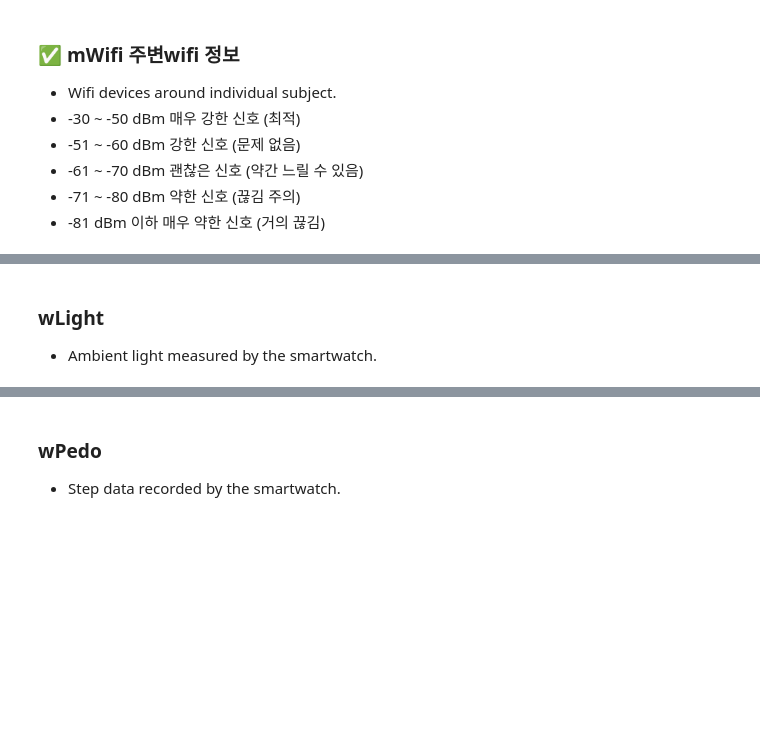
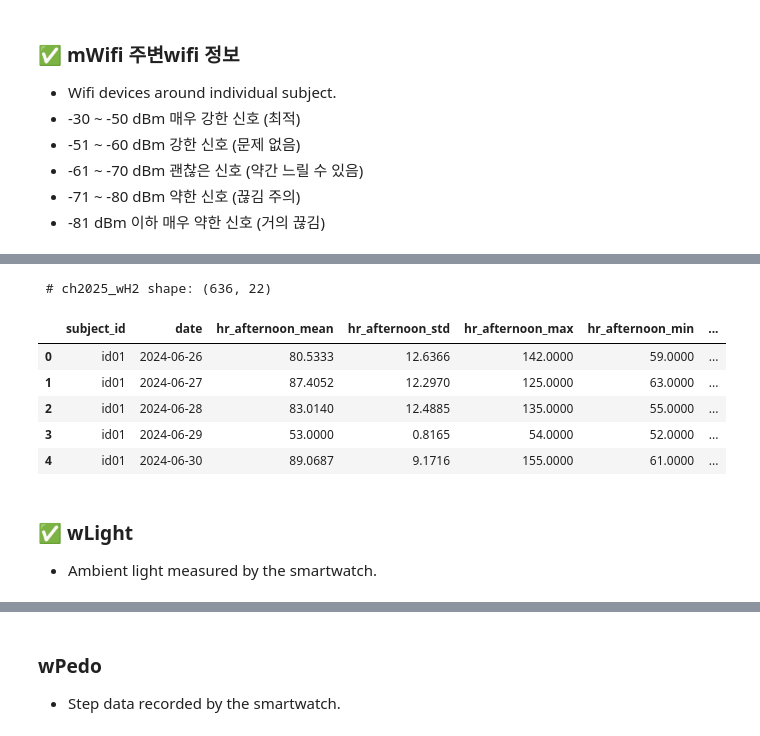
Before and after one commit to jacobgreen4477/Construction-Equipment-Oil-Condition-Classification-AI-Competition, a Jupyter notebook: ETRI_v1_0_0.ipynb, the cells around one changed output, grey strips where cells are left out. Cells and saved outputs as stored; diff of their text form; code cells hidden in the pictures; blank space fills up the shorter version.

```diff
--- a/ETRI_v1_0_0.ipynb
+++ b/ETRI_v1_0_0.ipynb
@@ -1166,5 +1218,19 @@ ch2025_wHr.head(1)
+# %%
+ch2025_wH2 = process_wHr_by_timeblock(ch2025_wHr)
+
+# check
+print(f'\n # ch2025_wH2 shape: {ch2025_wH2.shape}')
+ch2025_wH2.head()
+# %% [output]
+ # ch2025_wH2 shape: (636, 22)
+|  | subject_id | date | hr_afternoon_mean | hr_afternoon_std | hr_afternoon_max | hr_afternoon_min | ... |
+| 0 | id01 | 2024-06-26 | 80.5333 | 12.6366 | 142.0000 | 59.0000 | ... |
+| 1 | id01 | 2024-06-27 | 87.4052 | 12.2970 | 125.0000 | 63.0000 | ... |
+| 2 | id01 | 2024-06-28 | 83.0140 | 12.4885 | 135.0000 | 55.0000 | ... |
+| 3 | id01 | 2024-06-29 | 53.0000 | 0.8165 | 54.0000 | 52.0000 | ... |
+| 4 | id01 | 2024-06-30 | 89.0687 | 9.1716 | 155.0000 | 61.0000 | ... |
 # %% [markdown]
-### wLight
+### ✅ wLight
 - Ambient light measured by the smartwatch.
 # %%
 ch2025_wLight['lifelog_date'] = ch2025_wLight['timestamp'].astype(str).str[:10]
```
Also changed, not shown: parts of 8 cells of this notebook.
